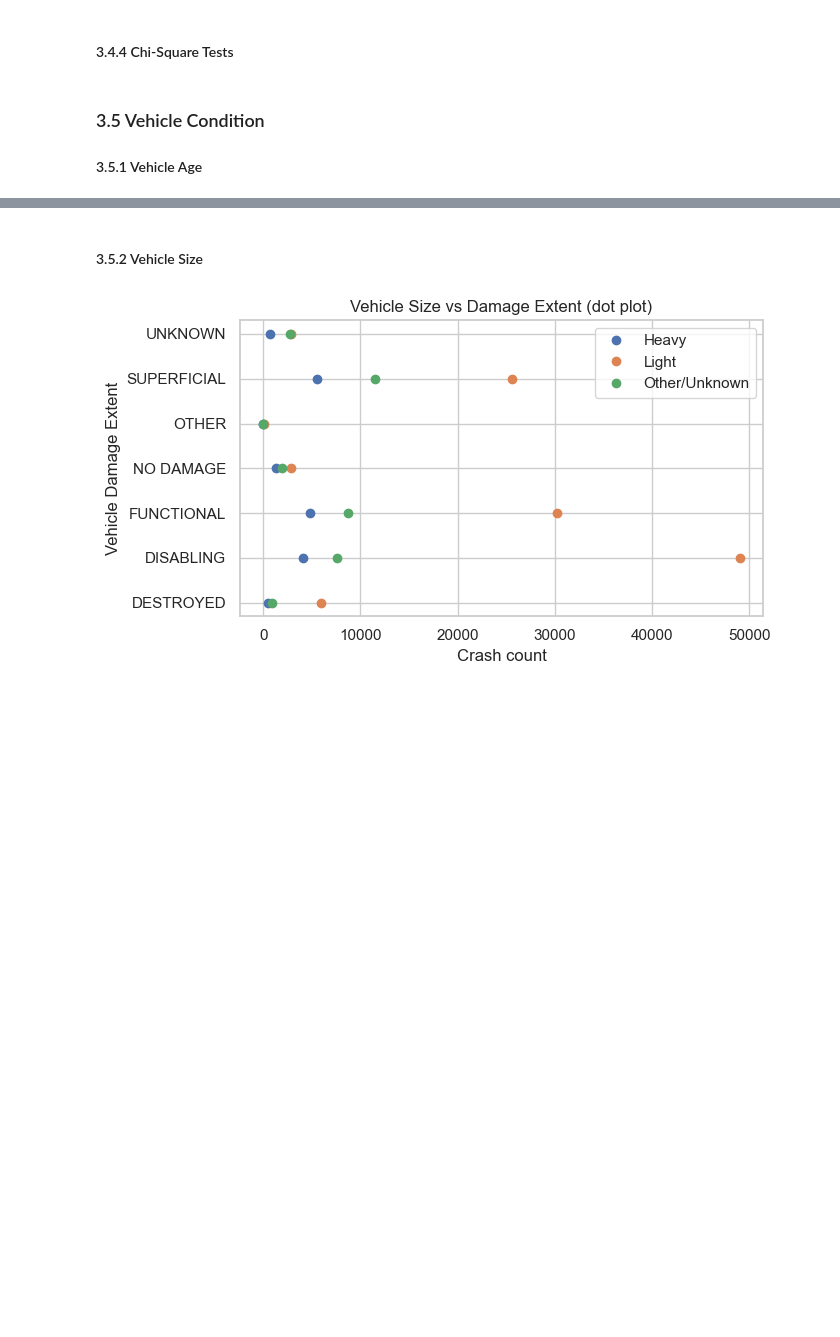
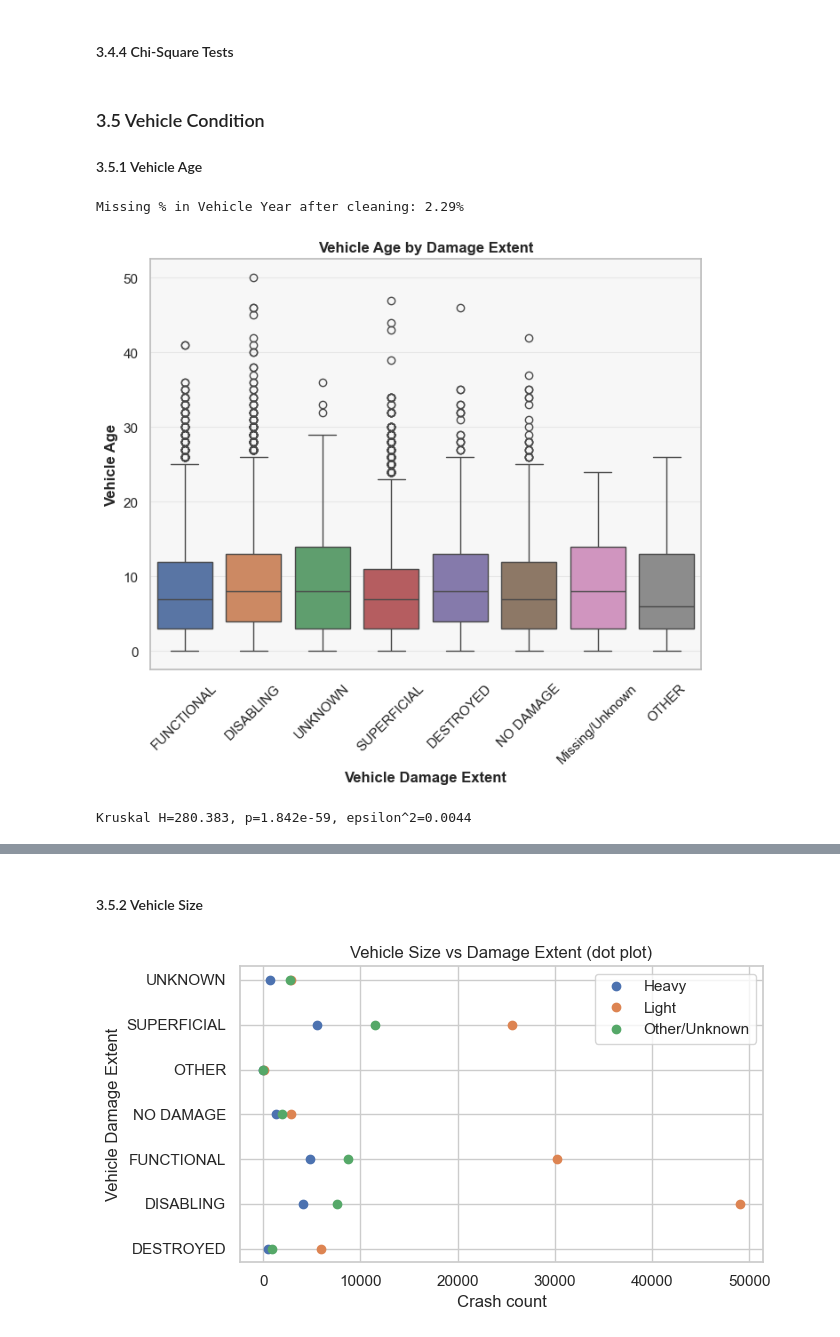
Before and after one commit to lior-benjman/Statistics-pro, a Jupyter notebook: Statistic_research.ipynb, the cells around one changed output, grey strips where cells are left out. Drawn from its saved outputs; the diff is of its cells as text; code cells hidden in the pictures; blank space fills up the shorter version.

```diff
--- a/Statistic_research.ipynb
+++ b/Statistic_research.ipynb
@@ -738,6 +783,51 @@ except Exception as e:
 # %% [markdown]
 ### 3.5 Vehicle Condition
 #### 3.5.1 Vehicle Age
+# %%
+# Cleaning the abnormal values in Vehicle Year
+df["Crash Date/Time"] = pd.to_datetime(df["Crash Date/Time"], errors="coerce")
+crash_year = df["Crash Date/Time"].dt.year
+vy = pd.to_numeric(df["Vehicle Year"], errors="coerce")
+
+# bad year -> missing
+bad = vy.isna() | (vy < 1900) | (vy > (crash_year + 1))
+df["Vehicle Year Clean"] = vy.mask(bad)
+
+# derive age
+df["Vehicle Age"] = crash_year - df["Vehicle Year Clean"]
+df.loc[(df["Vehicle Age"] < 0) | (df["Vehicle Age"] > 50), "Vehicle Age"] = np.nan
+# %%
+# Check how many missing after cleaning
+missing_after = df["Vehicle Year Clean"].isna().mean() * 100
+print(f"Missing % in Vehicle Year after cleaning: {missing_after:.2f}%")
+# %% [output]
+Missing % in Vehicle Year after cleaning: 2.29%
+# %%
+#Visualize vehicle age by damage extent
+plt.figure(figsize=(8,6))
+sns.boxplot(x="Vehicle Damage Extent", y="Vehicle Age", data=df, hue="Vehicle Damage Extent")
+plt.title("Vehicle Age by Damage Extent")
+plt.xticks(rotation=45)
+plt.show()
+# %% [output]
+[figure, added]
+# %%
+from scipy.stats import kruskal
+import numpy as np
+
+sub = df.dropna(subset=["Vehicle Age"]).copy()
+sub = sub[~sub["Vehicle Damage Extent"].isin(["UNKNOWN", "Missing/Unknown", "OTHER"])]
+
+grouped = [g["Vehicle Age"].values for _, g in sub.groupby("Vehicle Damage Extent")]
+H, p = kruskal(*grouped)
+
+n = len(sub)
+k = sub["Vehicle Damage Extent"].nunique()
+eps2 = (H - k + 1) / (n - k)
+
+print(f"Kruskal H={H:.3f}, p={p:.4g}, epsilon^2={eps2:.4f}")
+# %% [output]
+Kruskal H=280.383, p=1.842e-59, epsilon^2=0.0044
 # %%
 if "Vehicle Age" in df.columns:
     plt.figure(figsize=(7,4))
```
Also changed, not shown: parts of 5 cells of this notebook, 1 other file.
